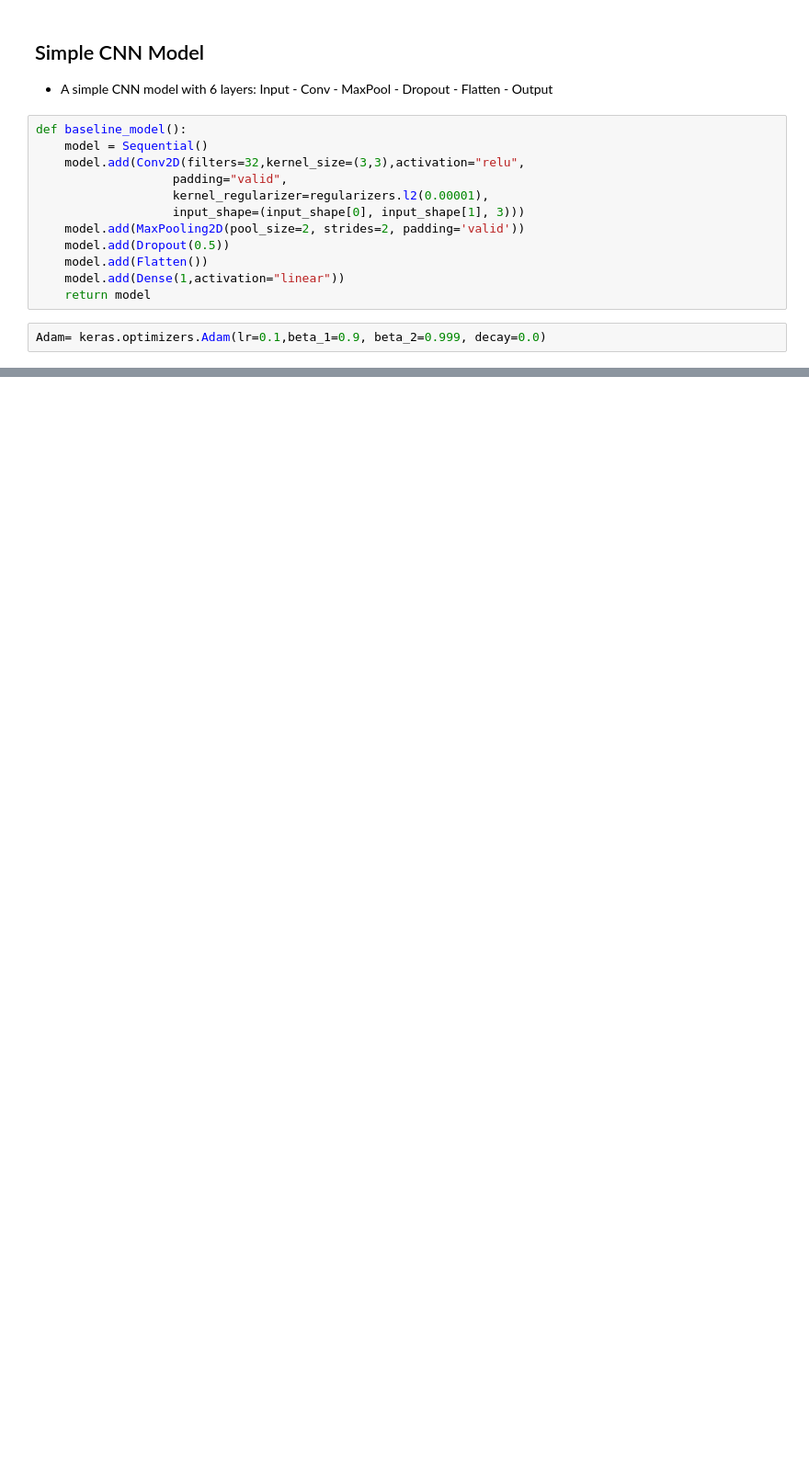
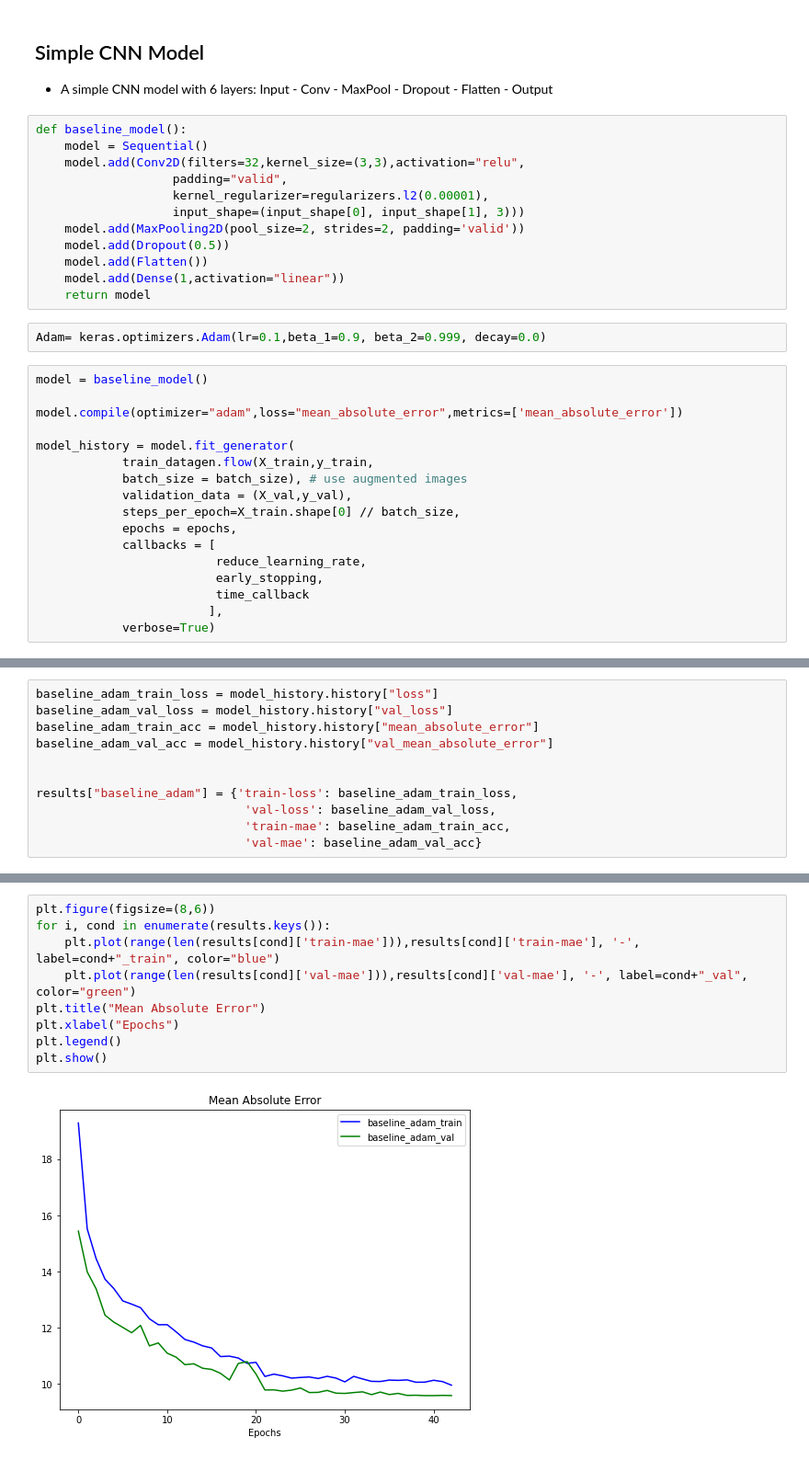
Before and after one commit to Facify/Models, a Jupyter notebook: CNN_facial-age.ipynb, the cells around one changed output, grey strips where cells are left out. Shown at 92% size. Drawn from its saved outputs; the diff is of its cells as text; blank space fills up the shorter version.

Commit message:
CNN regression model performance visualization

```diff
--- a/CNN_facial-age.ipynb
+++ b/CNN_facial-age.ipynb
@@ -163,3 +163,20 @@ def baseline_model():
     return model
 # %%
 Adam= keras.optimizers.Adam(lr=0.1,beta_1=0.9, beta_2=0.999, decay=0.0)
+# %%
+model = baseline_model()
+
+model.compile(optimizer="adam",loss="mean_absolute_error",metrics=['mean_absolute_error'])
+
+model_history = model.fit_generator(
+            train_datagen.flow(X_train,y_train,
+            batch_size = batch_size), # use augmented images
+            validation_data = (X_val,y_val),
+            steps_per_epoch=X_train.shape[0] // batch_size,
+            epochs = epochs,
+            callbacks = [
+                         reduce_learning_rate,
+                         early_stopping,
+                         time_callback
+                        ],
+            verbose=True)
@@ -165,0 +201,11 @@ Adam= keras.optimizers.Adam(lr=0.1,beta_1=0.9, beta_2=0.999, decay=0.0)
+# %%
+baseline_adam_train_loss = model_history.history["loss"]
+baseline_adam_val_loss = model_history.history["val_loss"]
+baseline_adam_train_acc = model_history.history["mean_absolute_error"]
+baseline_adam_val_acc = model_history.history["val_mean_absolute_error"]
+
+
+results["baseline_adam"] = {'train-loss': baseline_adam_train_loss,
+                             'val-loss': baseline_adam_val_loss,
+                             'train-mae': baseline_adam_train_acc,
+                             'val-mae': baseline_adam_val_acc}
@@ -165,0 +218,11 @@ Adam= keras.optimizers.Adam(lr=0.1,beta_1=0.9, beta_2=0.999, decay=0.0)
+# %%
+plt.figure(figsize=(8,6))
+for i, cond in enumerate(results.keys()):
+    plt.plot(range(len(results[cond]['train-mae'])),results[cond]['train-mae'], '-', label=cond+"_train", color="blue")
+    plt.plot(range(len(results[cond]['val-mae'])),results[cond]['val-mae'], '-', label=cond+"_val", color="green")
+plt.title("Mean Absolute Error")
+plt.xlabel("Epochs")
+plt.legend()
+plt.show()
+# %% [output]
+[figure, added]
```
Also changed, not shown: parts of 3 cells of this notebook.
